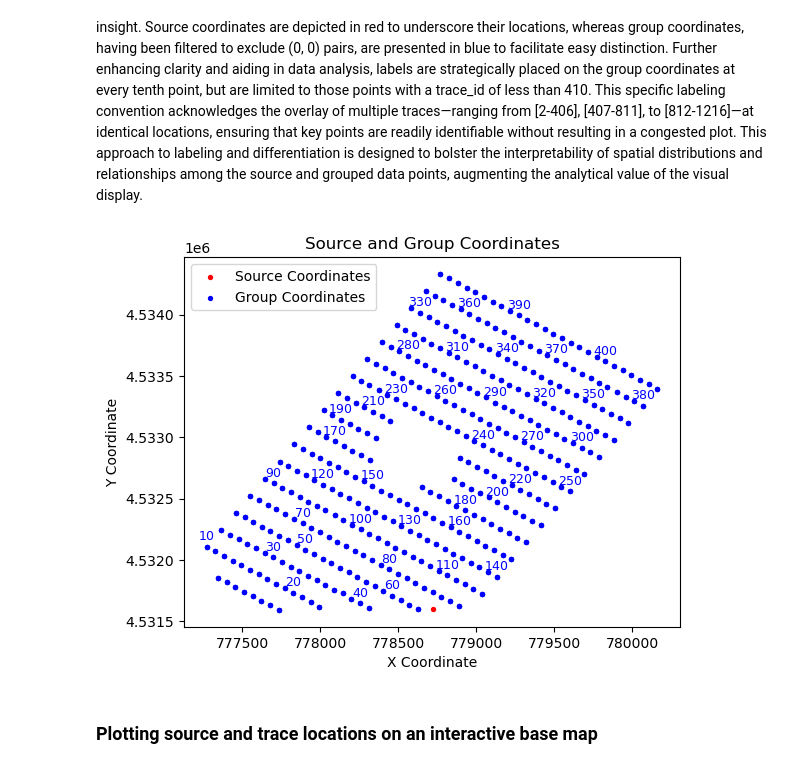
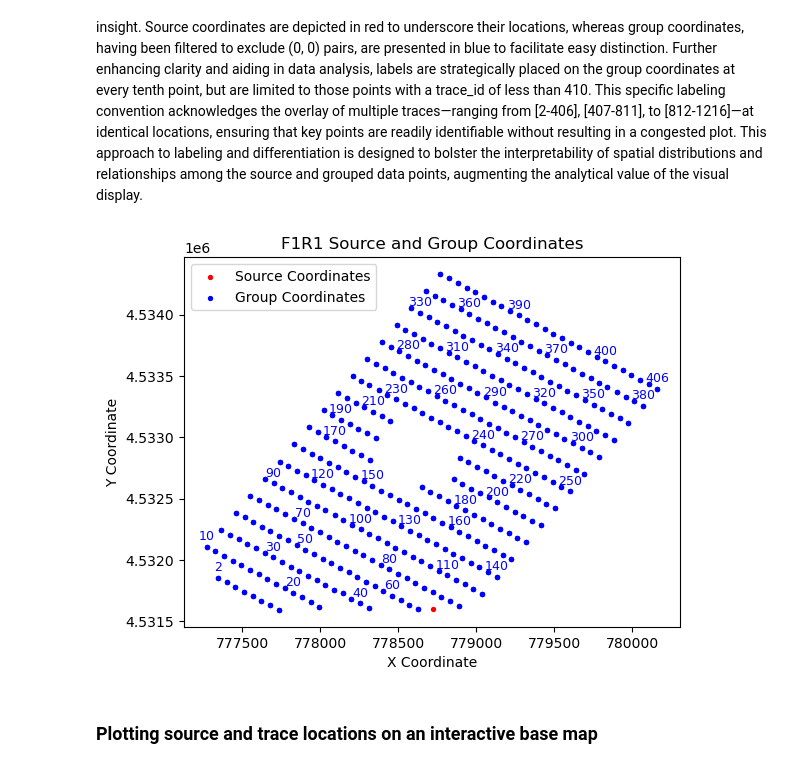
Before and after one commit to chaolu-NBMG/Geoscience_toolbox, a Jupyter notebook: Seismic/sgy_data_process.ipynb, the cells around one changed output. Cells and saved outputs as stored; diff of their text form; code cells hidden in the pictures.

```diff
--- a/Seismic/sgy_data_process.ipynb
+++ b/Seismic/sgy_data_process.ipynb
@@ -119,25 +119,25 @@ The provided code snippet is crafted for the purpose of visualizing geospatial d
 # %%
 # Filter Out (0, 0) Pairs (User Option)
 # Using a condition to exclude rows where both columns have 0 values
 filtered_group_coordinate = group_coordinate[(group_coordinate['group_coordinate_x'] != 0) | (group_coordinate['group_coordinate_y'] != 0)]
 # Plotting source_coordinate points in red
 plt.scatter(source_coordinate['source_coordinate_x'], source_coordinate['source_coordinate_y'], color='red', label='Source Coordinates', s=8)
 # Plotting filtered_group_coordinate points in blue
 plt.scatter(filtered_group_coordinate['group_coordinate_x'], filtered_group_coordinate['group_coordinate_y'], color='blue', label='Group Coordinates', s=8)
 # Adding labels to filtered_group_coordinate points, every 10 points
 y_offset = 30
 for i, row in filtered_group_coordinate.iterrows():
-    if (row['trace_id'] % 10 == 0) and (row['trace_id'] < 410):  # Every 10 points and for the points [2-406] (User Option)
+    if (row['trace_id'] % 10 == 0) and (row['trace_id'] < 410) or row['trace_id'] == 2 or row['trace_id'] == 406:  # Every 10 points and for the points [2-406] (User Option)
         plt.text(row['group_coordinate_x'], row['group_coordinate_y']+ y_offset, str(int(row['trace_id'])), color='blue', fontsize=9, verticalalignment='bottom', horizontalalignment='center')
 # Customizing the plot
 plt.xlabel('X Coordinate')
 plt.ylabel('Y Coordinate')
-plt.title('Source and Group Coordinates')
+plt.title(name + ' Source and Group Coordinates')
 plt.legend()
 # Display the plot
 plt.show()
 # %% [output]
-[figure, old version]
+[figure, new version]
 # %% [markdown]
 ### Plotting source and trace locations on an interactive base map
 # %% [markdown]
```
